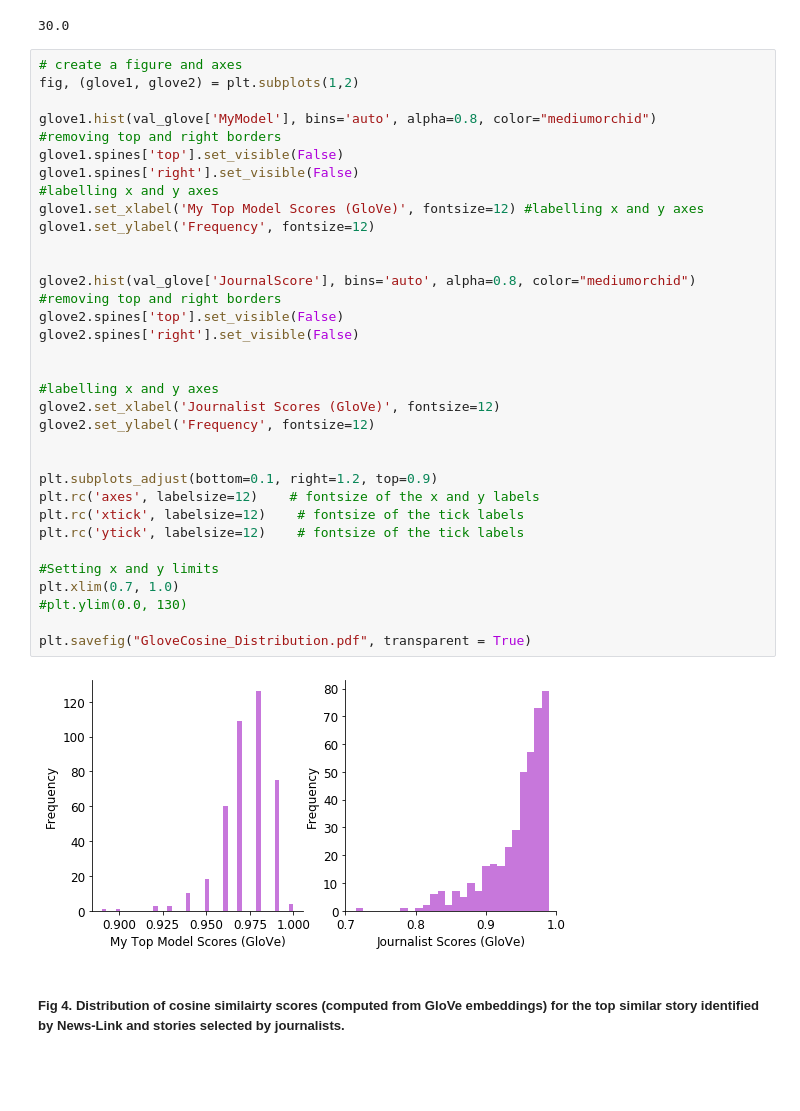
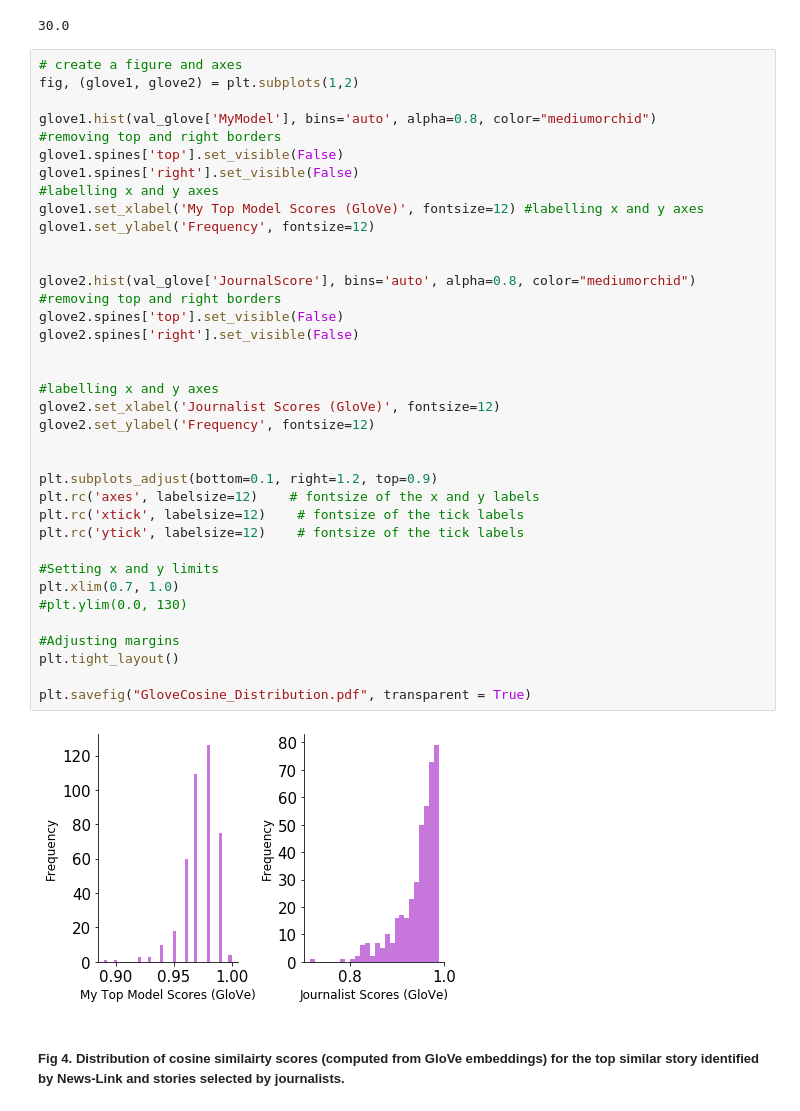
Before and after one commit to CylitaGuy/news-link, a Jupyter notebook: notebooks/Data_Viz_Exploration.ipynb, the cells around one changed output. Drawn from its saved outputs; the diff is of its cells as text; blank space fills up the shorter version.

```diff
--- a/notebooks/Data_Viz_Exploration.ipynb
+++ b/notebooks/Data_Viz_Exploration.ipynb
@@ -218,34 +236,37 @@ glove1.hist(val_glove['MyModel'], bins='auto', alpha=0.8, color="mediumorchid")
 #removing top and right borders
 glove1.spines['top'].set_visible(False)
 glove1.spines['right'].set_visible(False)
 #labelling x and y axes
 glove1.set_xlabel('My Top Model Scores (GloVe)', fontsize=12) #labelling x and y axes
 glove1.set_ylabel('Frequency', fontsize=12)
 
 
 glove2.hist(val_glove['JournalScore'], bins='auto', alpha=0.8, color="mediumorchid")
 #removing top and right borders
 glove2.spines['top'].set_visible(False)
 glove2.spines['right'].set_visible(False)
 
 
 #labelling x and y axes
 glove2.set_xlabel('Journalist Scores (GloVe)', fontsize=12)
 glove2.set_ylabel('Frequency', fontsize=12)
 
 
 plt.subplots_adjust(bottom=0.1, right=1.2, top=0.9)
 plt.rc('axes', labelsize=12)    # fontsize of the x and y labels
 plt.rc('xtick', labelsize=12)    # fontsize of the tick labels
 plt.rc('ytick', labelsize=12)    # fontsize of the tick labels
 
 #Setting x and y limits
 plt.xlim(0.7, 1.0)
 #plt.ylim(0.0, 130)
 
+#Adjusting margins
+plt.tight_layout()
+
 plt.savefig("GloveCosine_Distribution.pdf", transparent = True)
 # %% [output]
-[figure, old version]
+[figure, new version]
 # %% [markdown]
 ##### Fig 4. Distribution of cosine similairty scores (computed from GloVe embeddings) for the top similar story identified by News-Link and stories selected by journalists.
 # %% [markdown]
```
Also changed, not shown: parts of 7 cells of this notebook.
